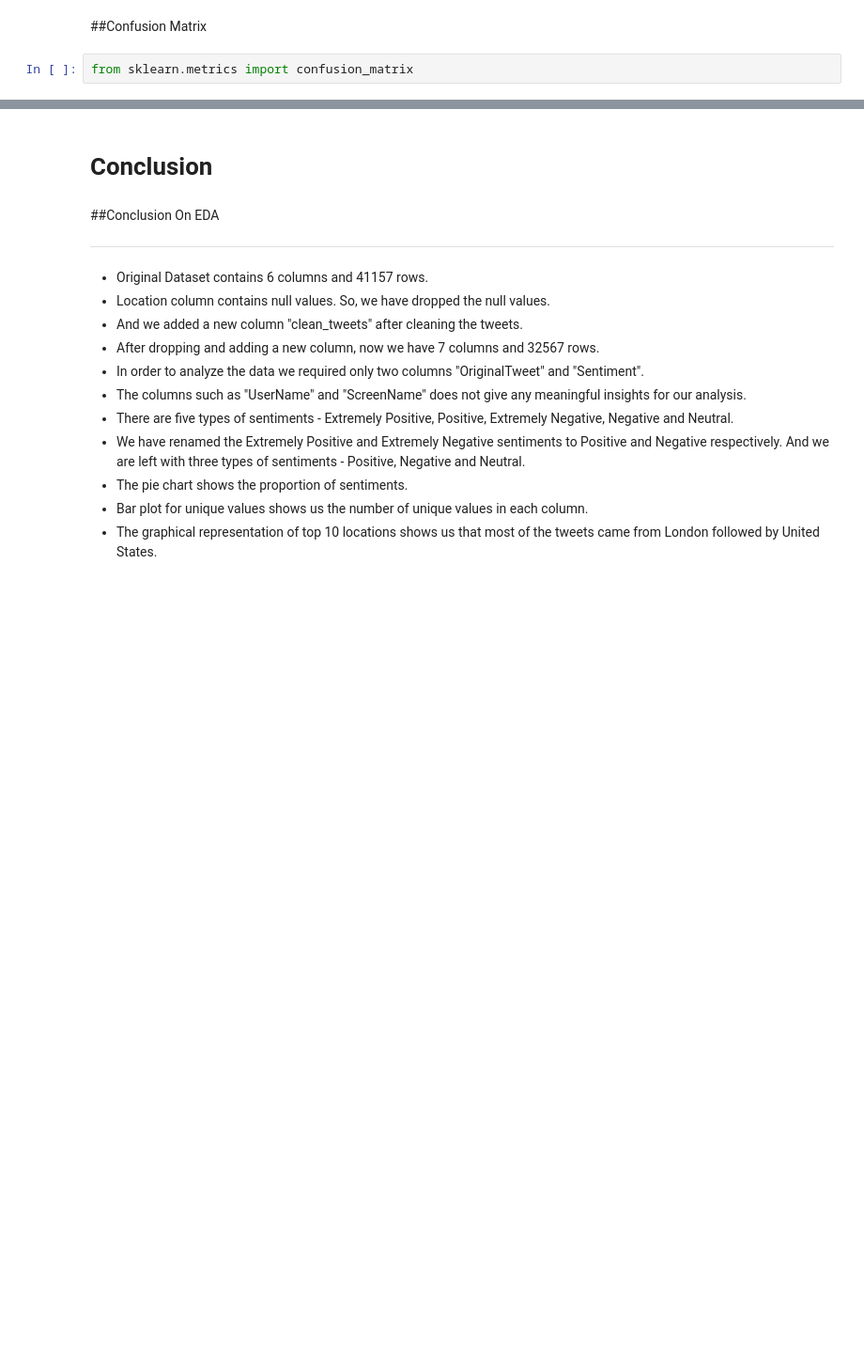
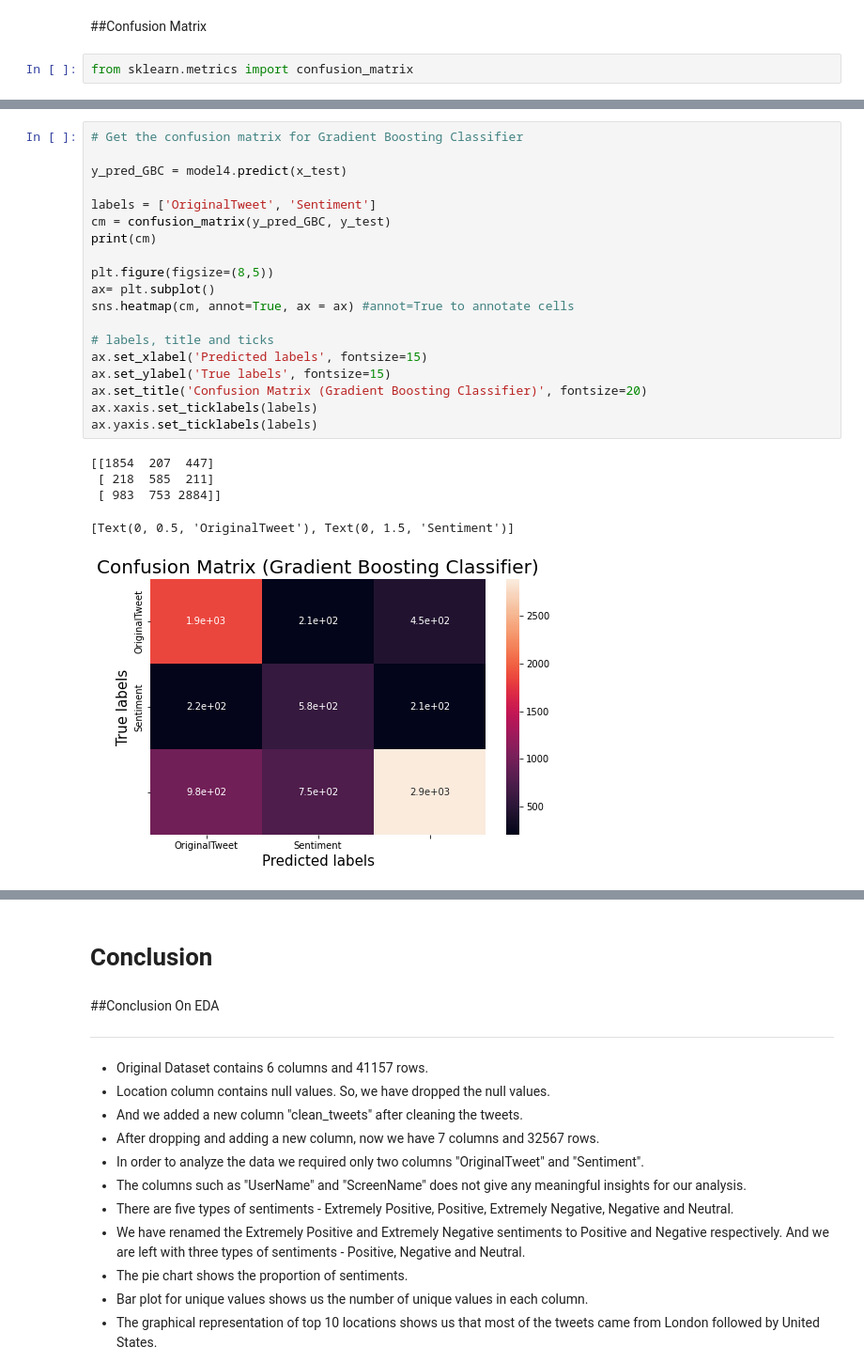
Before and after one commit to varsha-rani-15/Coronavirus-Tweet-Sentiment-Analysis, a Jupyter notebook: Coronavirus_Tweet_Sentiment_Analysis_Capstone_Project.ipynb, the cells around one changed output, grey strips where cells are left out. Shown at 94% size. Cells and saved outputs as stored; diff of their text form; blank space fills up the shorter version.

```diff
--- a/Coronavirus_Tweet_Sentiment_Analysis_Capstone_Project.ipynb
+++ b/Coronavirus_Tweet_Sentiment_Analysis_Capstone_Project.ipynb
@@ -640,0 +691,25 @@ ax.yaxis.set_ticklabels(labels)
+# %%
+# Get the confusion matrix for Gradient Boosting Classifier
+
+y_pred_GBC = model4.predict(x_test)
+
+labels = ['OriginalTweet', 'Sentiment']
+cm = confusion_matrix(y_pred_GBC, y_test)
+print(cm)
+
+plt.figure(figsize=(8,5))
+ax= plt.subplot()
+sns.heatmap(cm, annot=True, ax = ax) #annot=True to annotate cells
+
+# labels, title and ticks
+ax.set_xlabel('Predicted labels', fontsize=15)
+ax.set_ylabel('True labels', fontsize=15)
+ax.set_title('Confusion Matrix (Gradient Boosting Classifier)', fontsize=20)
+ax.xaxis.set_ticklabels(labels)
+ax.yaxis.set_ticklabels(labels)
+# %% [output]
+[[1854  207  447]
+ [ 218  585  211]
+ [ 983  753 2884]]
+[Text(0, 0.5, 'OriginalTweet'), Text(0, 1.5, 'Sentiment')]
+[figure, added]
```
Also changed, not shown: parts of 12 cells of this notebook.
